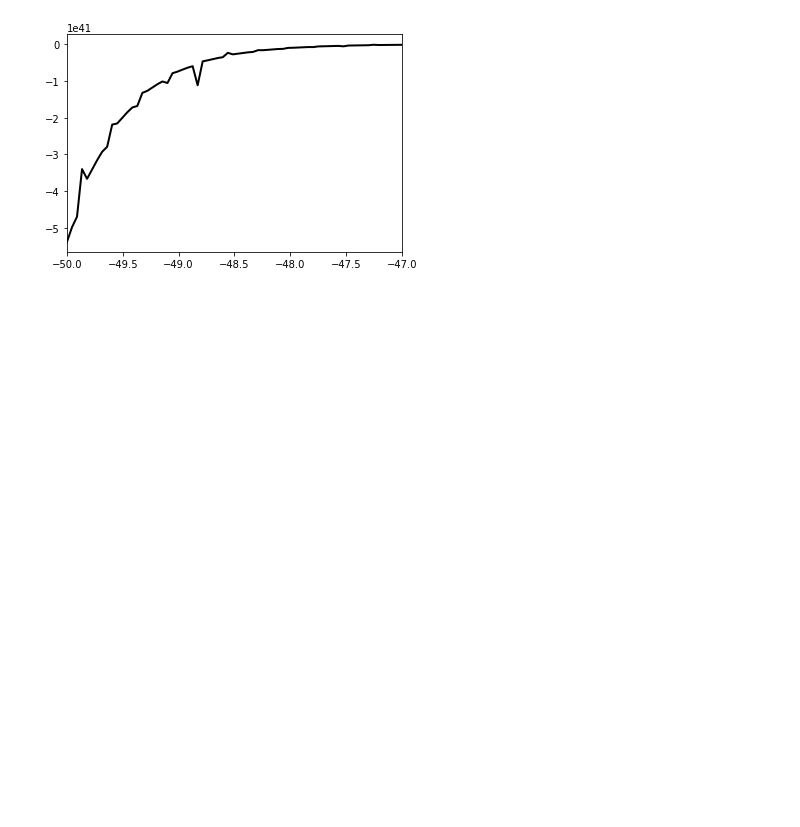
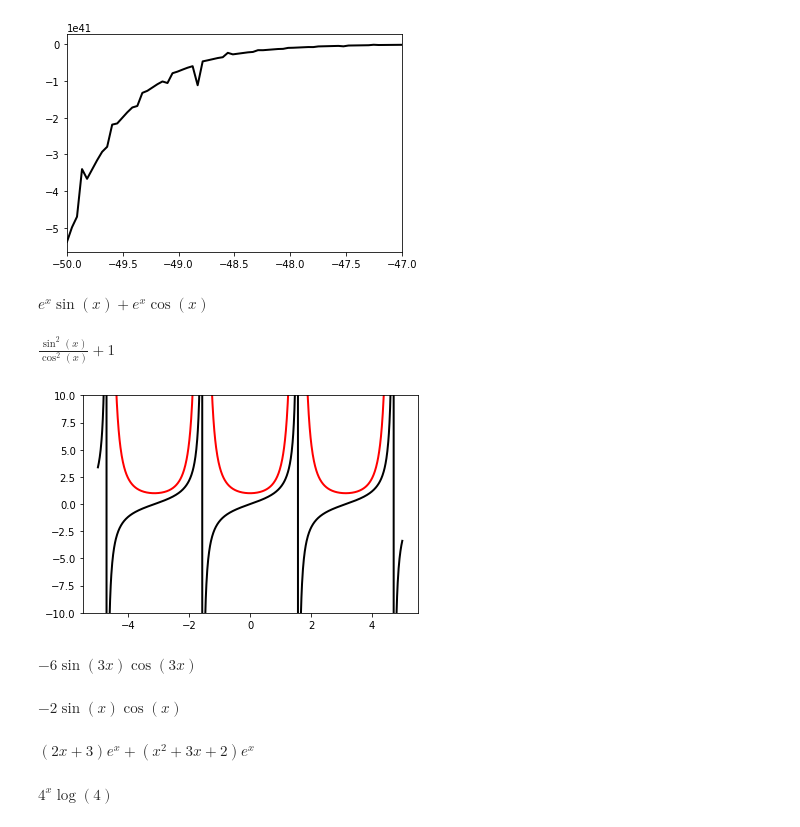
Before and after one commit to sjrusso8/calculus-refresher, a Jupyter notebook: calculus/practice_calc.ipynb, the cells around one changed output. Cells and saved outputs as stored; diff of their text form; code cells hidden in the pictures; blank space fills up the shorter version.

```diff
--- a/calculus/practice_calc.ipynb
+++ b/calculus/practice_calc.ipynb
@@ -74,3 +76,50 @@ plt.xlim([-50, -47])
 plt.show()
 # %% [output]
 [figure]
+# %%
+x = sym.symbols('x')
+# e to the x
+fx = sym.exp(x)
+
+gx = sym.sin(x)
+sym.diff(fx*gx)
+# %% [output]
+$\displaystyle e^{x} \sin{\left(x \right)} + e^{x} \cos{\left(x \right)}$
+# %%
+fx = (1/sym.cos(x))
+gx = sym.sin(x)
+
+fgx = gx * fx
+
+sym.diff(fgx)
+# %% [output]
+$\displaystyle \frac{\sin^{2}{\left(x \right)}}{\cos^{2}{\left(x \right)}} + 1$
+# %%
+xx = np.linspace(-5,5,1000)
+
+x_lambda = sym.lambdify(x, fgx)(xx)
+dx_lambda = sym.lambdify(x, sym.diff(fgx))(xx)
+
+plt.plot(xx,x_lambda,'k',linewidth=2)
+plt.plot(xx,dx_lambda,'r',linewidth=2)
+plt.ylim(-10,10)
+plt.show()
+# %% [output]
+[figure, added]
+# %%
+fx = (sym.cos(3*x))**2
+sym.diff(fx)
+# %% [output]
+$\displaystyle - 6 \sin{\left(3 x \right)} \cos{\left(3 x \right)}$
+# %%
+sym.diff(sym.cos(x)**2)
+# %% [output]
+$\displaystyle - 2 \sin{\left(x \right)} \cos{\left(x \right)}$
+# %%
+sym.diff(sym.exp(x)*(x**2 + 3*x +2))
+# %% [output]
+$\displaystyle \left(2 x + 3\right) e^{x} + \left(x^{2} + 3 x + 2\right) e^{x}$
+# %%
+sym.diff(4**(x))
+# %% [output]
+$\displaystyle 4^{x} \log{\left(4 \right)}$
```
Also changed, not shown: parts of 1 cell of this notebook, 1 other file.
